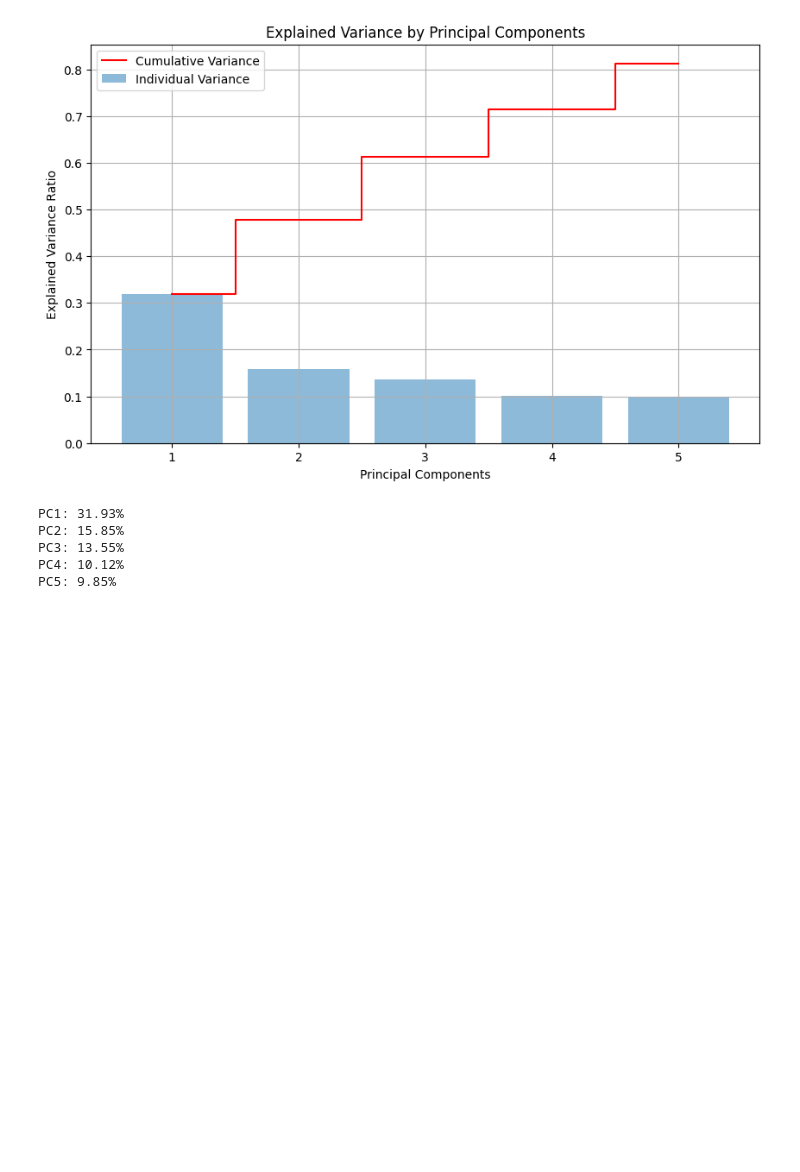
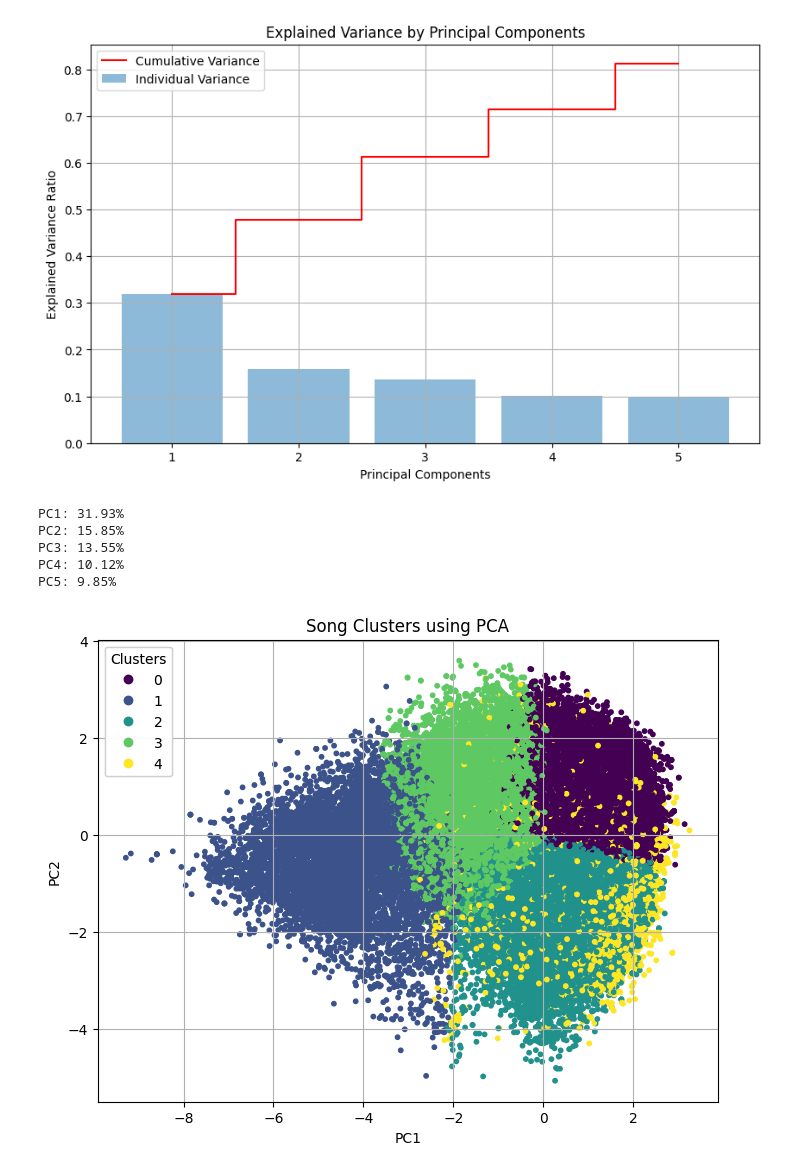
Before and after one commit to Abdulmajeed-A/Tuwaiq-Linear-Algebra, a Jupyter notebook: project_linear_algebra.ipynb, the cells around one changed output. Drawn from its saved outputs; the diff is of its cells as text; code cells hidden in the pictures; blank space fills up the shorter version.

Commit message:
add kmean

```diff
--- a/project_linear_algebra.ipynb
+++ b/project_linear_algebra.ipynb
@@ -459,3 +434,36 @@ PC2: 15.85%
 PC3: 13.55%
 PC4: 10.12%
 PC5: 9.85%
+# %%
+from sklearn.cluster import KMeans
+
+kmeans = KMeans(n_clusters=5, random_state=42, n_init=10)
+clusters = kmeans.fit_predict(pca_df)
+pca_df["Cluster"] = clusters
+
+plt.figure(figsize=(8,6))
+
+scatter = plt.scatter(
+    pca_df["PC1"],
+    pca_df["PC2"],
+    c=pca_df["Cluster"],
+    cmap="viridis",
+    s=10
+)
+
+plt.xlabel("PC1")
+plt.ylabel("PC2")
+plt.title("Song Clusters using PCA")
+
+# إنشاء legend للألوان
+legend1 = plt.legend(
+    *scatter.legend_elements(),
+    title="Clusters"
+)
+
+plt.gca().add_artist(legend1)
+
+plt.grid(True)
+plt.show()
+# %% [output]
+[figure, added]
```
Also changed, not shown: parts of 2 cells of this notebook.
